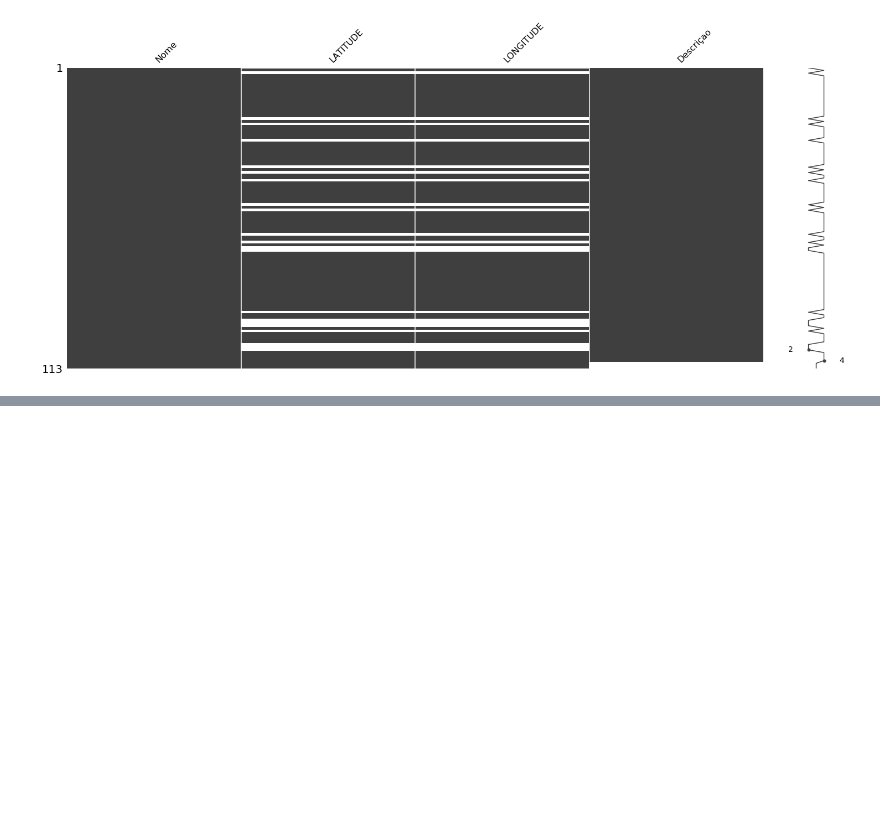
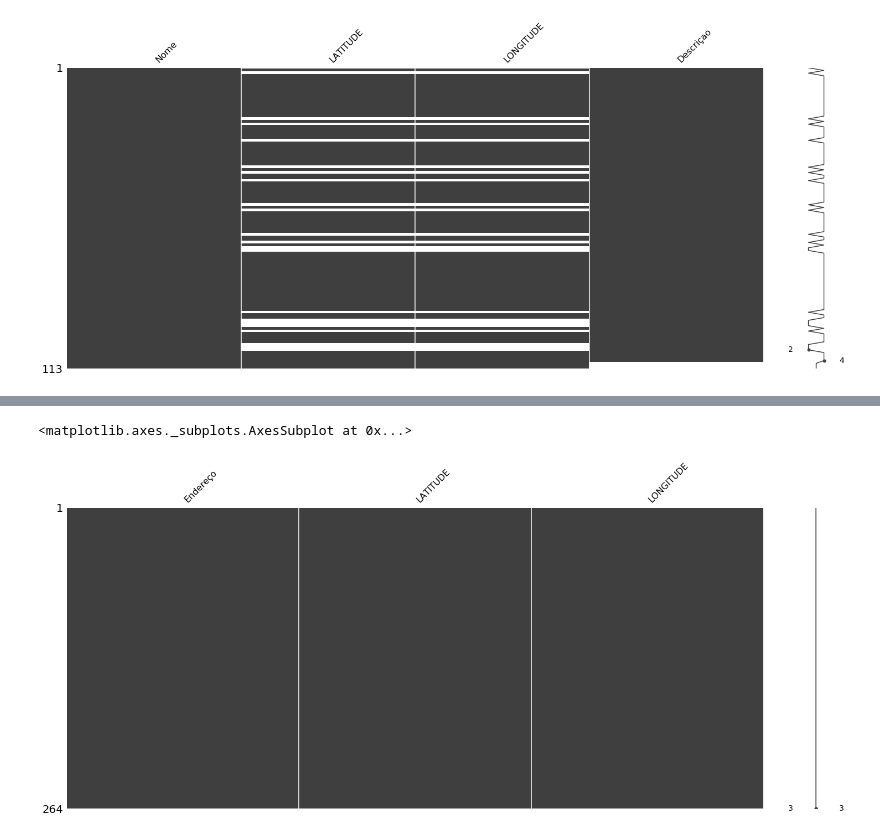
Before and after one commit to tpinhoda/Crimes_Sao_Carlos, a Jupyter notebook: notebooks/8-Analyse missing data.ipynb, the cells around one changed output, grey strips where cells are left out. Drawn from its saved outputs; the diff is of its cells as text; code cells hidden in the pictures; blank space fills up the shorter version.

```diff
--- a/notebooks/8-Analyse missing data.ipynb
+++ b/notebooks/8-Analyse missing data.ipynb
@@ -107,0 +120,5 @@ msno.matrix(pracas)
+# %%
+msno.matrix(restaurantes)
+# %% [output]
+<matplotlib.axes._subplots.AxesSubplot at 0x...>
+[figure, added]
```
Also changed, not shown: parts of 7 cells of this notebook.
